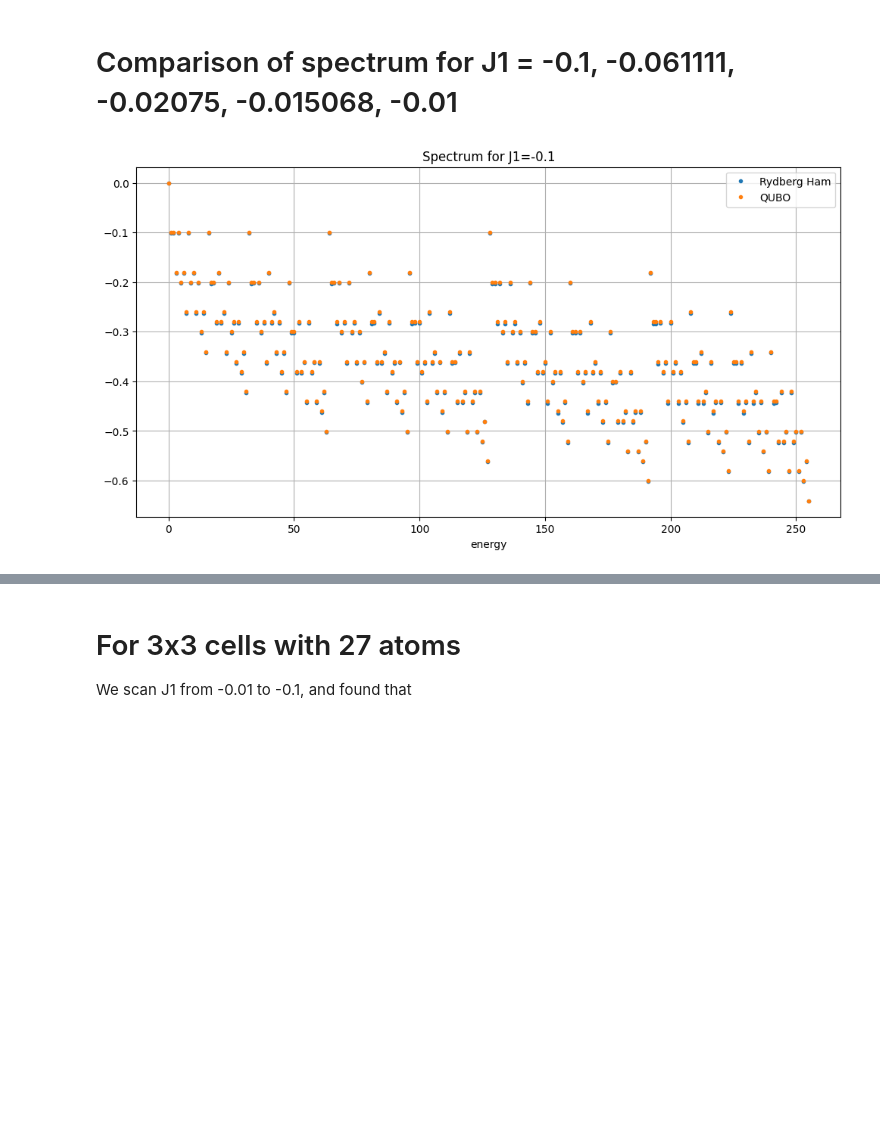
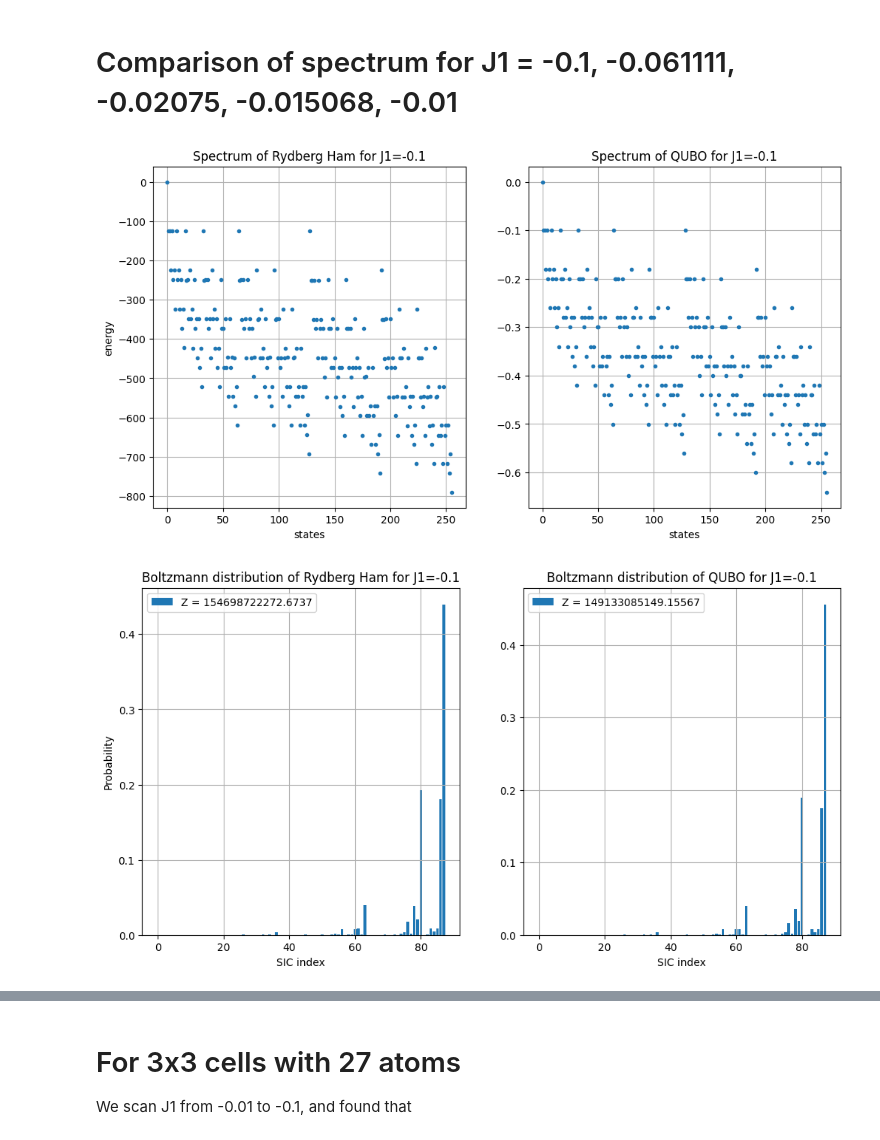
Before and after one commit to cmc-ucl/rydberg_atoms, a Jupyter notebook: 1_QUBO_open_geometry_positive_coefficients_only_NN.ipynb, the cells around one changed output, grey strips where cells are left out. Cells and saved outputs as stored; diff of their text form; code cells hidden in the pictures; blank space fills up the shorter version.

```diff
--- a/1_QUBO_open_geometry_positive_coefficients_only_NN.ipynb
+++ b/1_QUBO_open_geometry_positive_coefficients_only_NN.ipynb
@@ -109,11 +166,13 @@ def compare_spectrum(ryd_H, qubo_H, num_plots=1):
 # %%
 J1 = -0.1
 ryd_H, _, _, _, _ = get_final_ryd_Hamiltonian(coords, J1=J1)
 qubo_H, _, _, _ = QUBO(neighbors, J1=J1)
 
-compare_spectrum(ryd_H, qubo_H, num_plots=1)
+compare_spectrum(ryd_H, qubo_H, num_plots=2)
+compare_boltzmann_distribution(ryd_H, qubo_H, num_plots=2)
 # %% [output]
-[figure, old version]
+[figure, new version]
+[figure, added]
 # %%
 J1 = -0.061111
 ryd_H, _, _, _, _ = get_final_ryd_Hamiltonian(coords, J1=J1)
```
Also changed, not shown: parts of 18 cells of this notebook, 1 other file.
